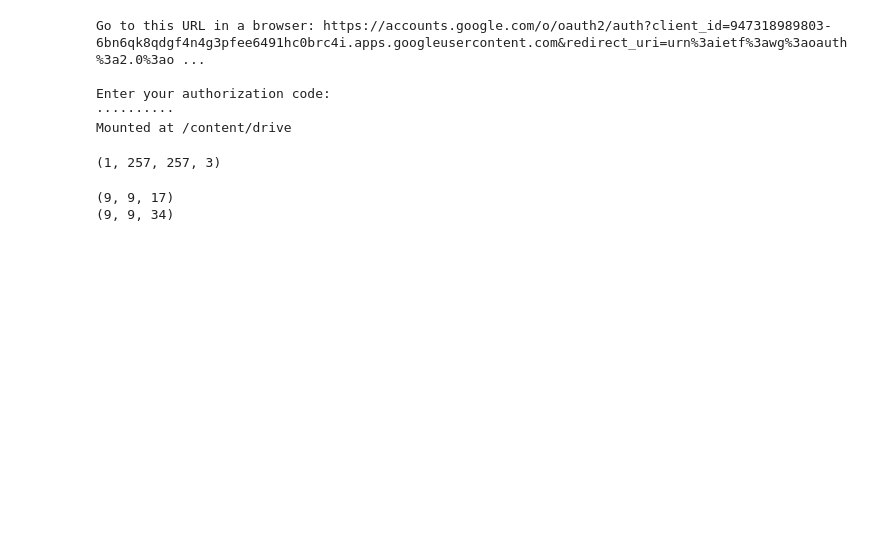
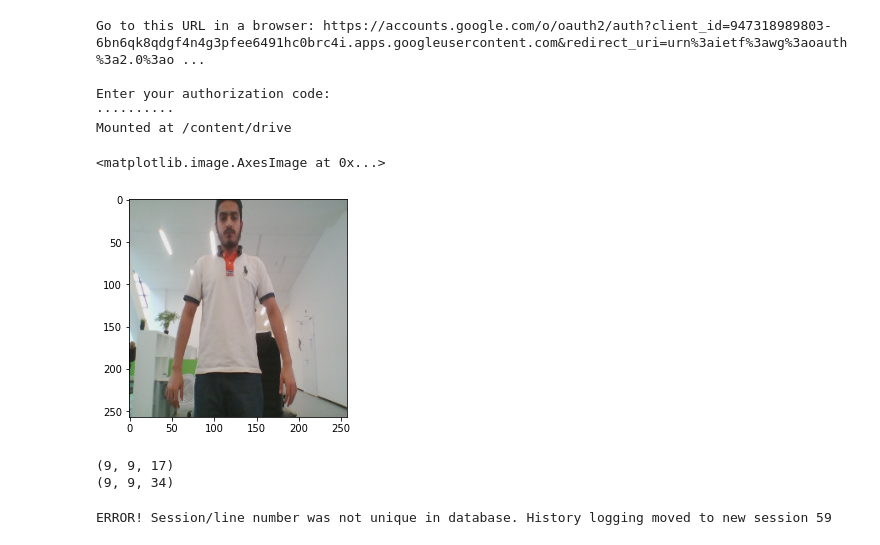
Before and after one commit to mohamedsayed18/Pose_estimation, a Jupyter notebook: TFlite.ipynb, the cells around one changed output. Saved outputs shown, nothing was run; the diff lists cells and outputs as text; code cells hidden in the pictures; blank space fills up the shorter version.

```diff
--- a/TFlite.ipynb
+++ b/TFlite.ipynb
@@ -20,12 +17,14 @@ Enter your authorization code:
 Mounted at /content/drive
 # %%
 # Load the image
-img = cv2.imread("/content/drive/My Drive/innopolis/1st year courses/2nd term/CV/GP/data/human.jpg")
+img = cv2.imread("/content/drive/My Drive/innopolis/1st year courses/2nd term/CV/GP/data/pose.jpg")
+img = cv2.cvtColor(img, cv2.COLOR_BGR2RGB)
 new_im = cv2.resize(img, (257,257)).reshape((1, 257, 257, 3))
 new_im = new_im.astype(np.float32)
-print(new_im.shape)
+plt.imshow(new_im[0]/255)
 # %% [output]
-(1, 257, 257, 3)
+<matplotlib.image.AxesImage at 0x...>
+[figure, added]
 # %%
 # Load TFLite model and allocate tensors.
 path = "/content/drive/My Drive/innopolis/1st year courses/2nd term/CV/GP/posenet.tflite"
@@ -102,6 +104,7 @@ PARTS = {
 }
 # %%
 class KeyPoint():
+    """store data and display it for every keypoint"""
     def __init__(self, index, pos, v):
         x, y = pos
         self.x = x
@@ -116,5 +119,7 @@ class KeyPoint():
     def to_string(self):
         return 'part: {} location: {} confidence: {}'.format(
             self.body_part, (self.x, self.y), self.confidence)
+# %% [output]
+ERROR! Session/line number was not unique in database. History logging moved to new session 59
 # %%
 keypoints = get_keypoints(output_data, output_offset)
```
Also changed, not shown: parts of 7 cells of this notebook.
